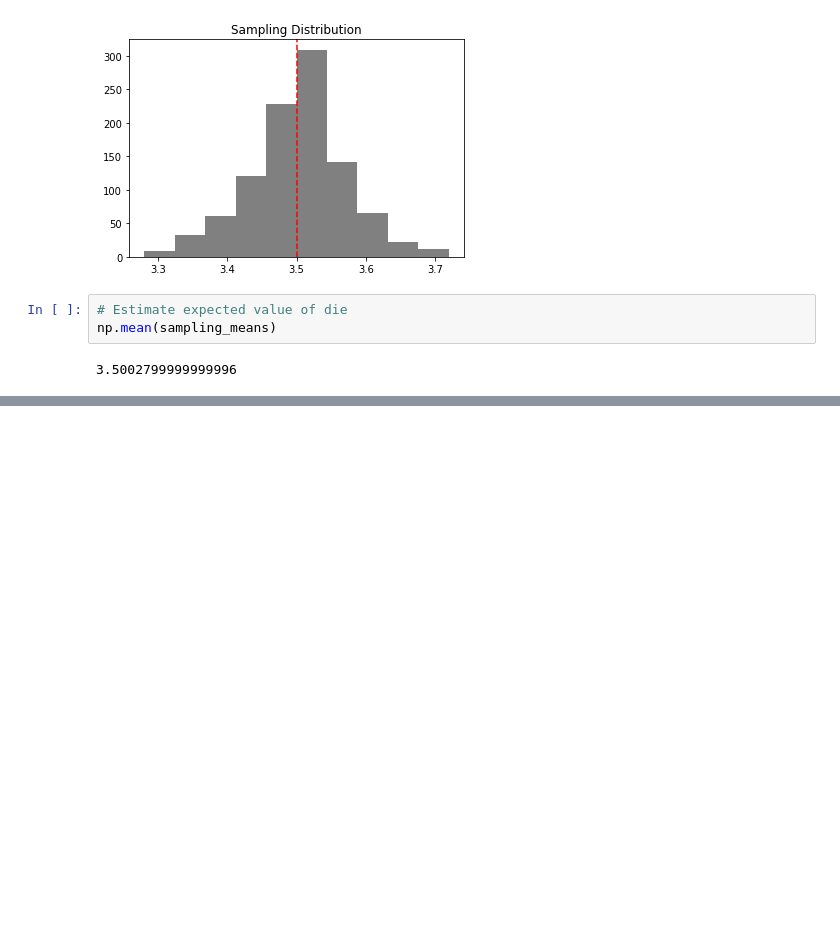
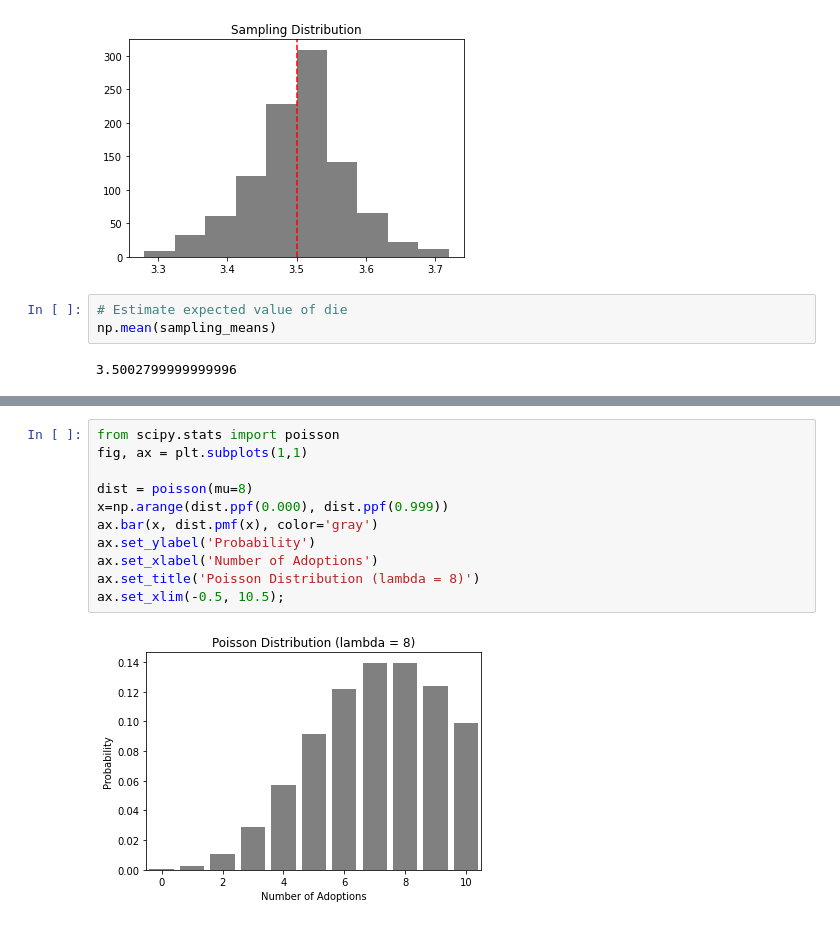
Before and after one commit to AilingLiu/Statistics, a Jupyter notebook: distributions.ipynb, the cells around one changed output, grey strips where cells are left out. Drawn from its saved outputs; the diff is of its cells as text; blank space fills up the shorter version.

```diff
--- a/distributions.ipynb
+++ b/distributions.ipynb
@@ -185,0 +204,13 @@ np.mean(sampling_means)
+# %%
+from scipy.stats import poisson
+fig, ax = plt.subplots(1,1)
+
+dist = poisson(mu=8)
+x=np.arange(dist.ppf(0.000), dist.ppf(0.999))
+ax.bar(x, dist.pmf(x), color='gray')
+ax.set_ylabel('Probability')
+ax.set_xlabel('Number of Adoptions')
+ax.set_title('Poisson Distribution (lambda = 8)')
+ax.set_xlim(-0.5, 10.5);
+# %% [output]
+[figure, added]
```
Also changed, not shown: parts of 19 cells of this notebook.
